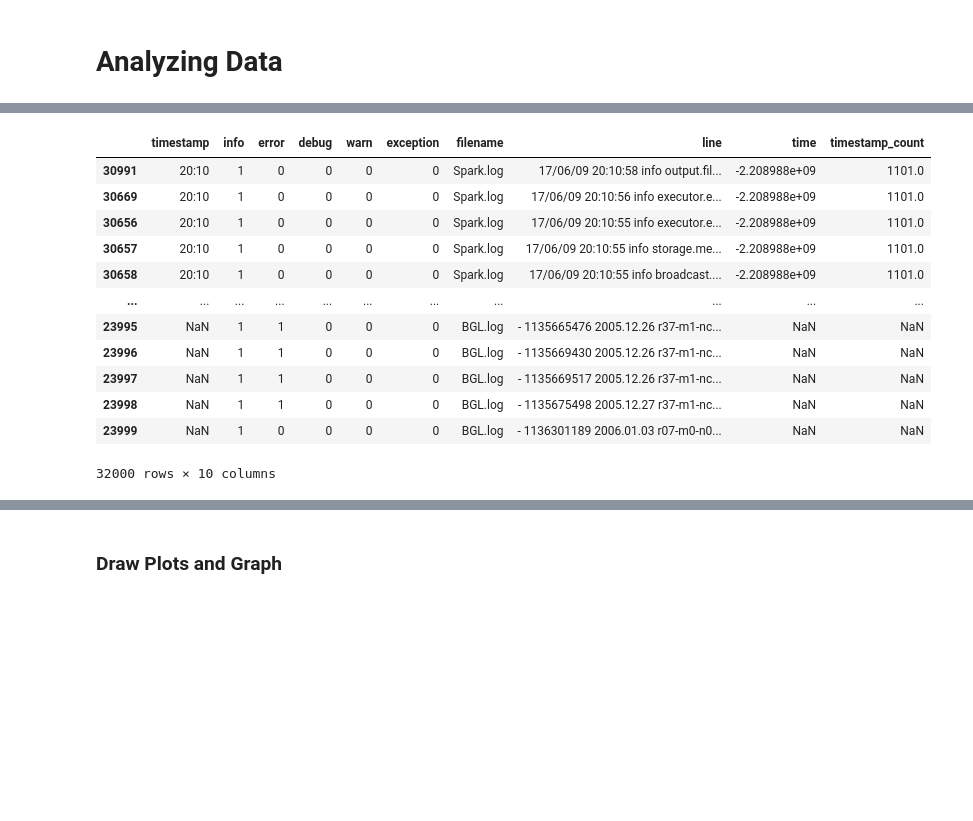
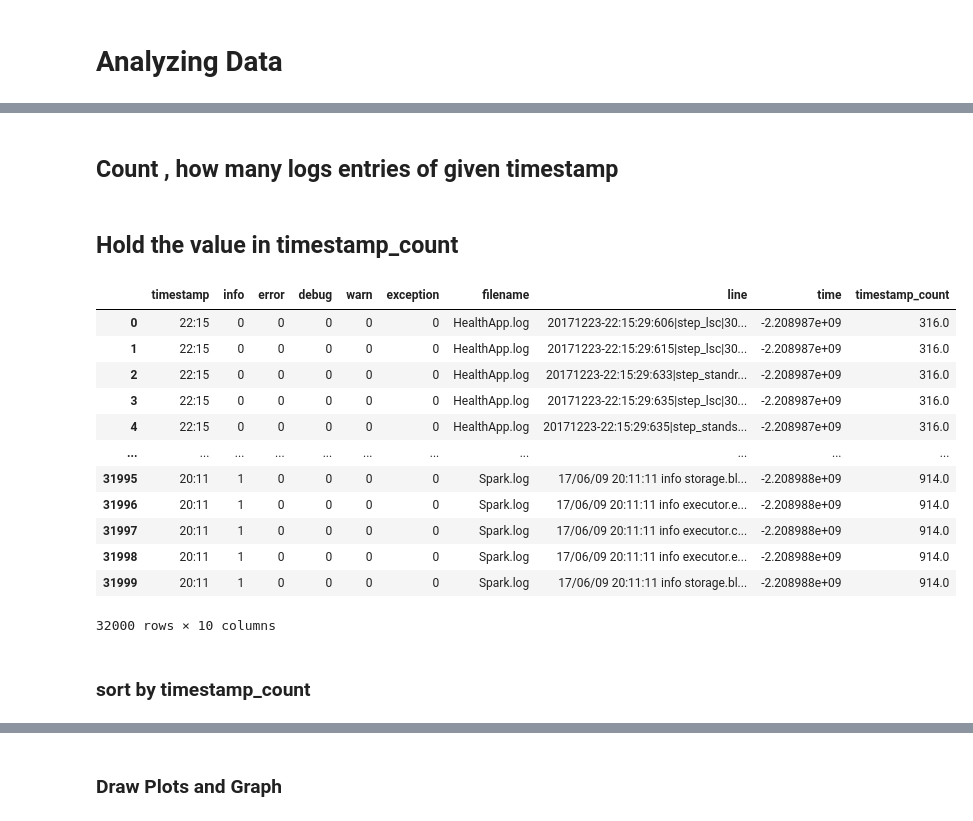
Before and after one commit to rvirjn/sddc_lcm, a Jupyter notebook: main.ipynb, the cells around one changed output, grey strips where cells are left out. Drawn from its saved outputs; the diff is of its cells as text; code cells hidden in the pictures; blank space fills up the shorter version.

```diff
--- a/main.ipynb
+++ b/main.ipynb
@@ -206,7 +206,7 @@ def finditer_line(line, regex):
         match_text = match.group()
     return match_text
 
-def value_counts_df(df, col):
+def count_cell_entries(df, col_name='', output_col_name=''):
     """
     Returns pd.value_counts() as a DataFrame
 
@@ -234,9 +234,9 @@ def value_counts_df(df, col):
     #df = pd.DataFrame(df[col].value_counts())
     #df.index.name = col
     #df.columns = ['count']
-    z = df[col].value_counts()
+    z = df[col_name].value_counts()
     z1 = z.to_dict() #converts to dictionary
-    df['timestamp_count'] = df[col].map(z1)
+    df[output_col_name] = df[col_name].map(z1)
     return df
 
 def date2int(df):
@@ -287,19 +318,25 @@ data/excel_data_1.xlsx
-# %%
-value_counts_df(df, 'timestamp')
-# %% [output]
-|  | timestamp | info | error | debug | warn | exception | filename | line | time | timestamp_count |
-| 30991 | 20:10 | 1 | 0 | 0 | 0 | 0 | Spark.log | 17/06/09 20:10:58 info output.fil... | -2.208988e+09 | 1101.0 |
-| 30669 | 20:10 | 1 | 0 | 0 | 0 | 0 | Spark.log | 17/06/09 20:10:56 info executor.e... | -2.208988e+09 | 1101.0 |
-| 30656 | 20:10 | 1 | 0 | 0 | 0 | 0 | Spark.log | 17/06/09 20:10:55 info executor.e... | -2.208988e+09 | 1101.0 |
-| 30657 | 20:10 | 1 | 0 | 0 | 0 | 0 | Spark.log | 17/06/09 20:10:55 info storage.me... | -2.208988e+09 | 1101.0 |
-| 30658 | 20:10 | 1 | 0 | 0 | 0 | 0 | Spark.log | 17/06/09 20:10:55 info broadcast.... | -2.208988e+09 | 1101.0 |
-| ... | ... | ... | ... | ... | ... | ... | ... | ... | ... | ... |
-| 23995 | NaN | 1 | 1 | 0 | 0 | 0 | BGL.log | - 1135665476 2005.12.26 r37-m1-nc... | NaN | NaN |
-| 23996 | NaN | 1 | 1 | 0 | 0 | 0 | BGL.log | - 1135669430 2005.12.26 r37-m1-nc... | NaN | NaN |
-| 23997 | NaN | 1 | 1 | 0 | 0 | 0 | BGL.log | - 1135669517 2005.12.26 r37-m1-nc... | NaN | NaN |
-| 23998 | NaN | 1 | 1 | 0 | 0 | 0 | BGL.log | - 1135675498 2005.12.27 r37-m1-nc... | NaN | NaN |
-| 23999 | NaN | 1 | 0 | 0 | 0 | 0 | BGL.log | - 1136301189 2006.01.03 r07-m0-n0... | NaN | NaN |
-32000 rows × 10 columns
+# %% [markdown]
+## Count , how many logs entries of given timestamp
+# %% [markdown]
+## Hold the value in timestamp_count
+# %%
+count_cell_entries(df, col_name='timestamp', output_col_name='timestamp_count')
+# %% [output]
+|  | timestamp | info | error | debug | warn | exception | filename | line | time | timestamp_count |
+| 0 | 22:15 | 0 | 0 | 0 | 0 | 0 | HealthApp.log | 20171223-22:15:29:606|step_lsc|30... | -2.208987e+09 | 316.0 |
+| 1 | 22:15 | 0 | 0 | 0 | 0 | 0 | HealthApp.log | 20171223-22:15:29:615|step_lsc|30... | -2.208987e+09 | 316.0 |
+| 2 | 22:15 | 0 | 0 | 0 | 0 | 0 | HealthApp.log | 20171223-22:15:29:633|step_standr... | -2.208987e+09 | 316.0 |
+| 3 | 22:15 | 0 | 0 | 0 | 0 | 0 | HealthApp.log | 20171223-22:15:29:635|step_lsc|30... | -2.208987e+09 | 316.0 |
+| 4 | 22:15 | 0 | 0 | 0 | 0 | 0 | HealthApp.log | 20171223-22:15:29:635|step_stands... | -2.208987e+09 | 316.0 |
+| ... | ... | ... | ... | ... | ... | ... | ... | ... | ... | ... |
+| 31995 | 20:11 | 1 | 0 | 0 | 0 | 0 | Spark.log | 17/06/09 20:11:11 info storage.bl... | -2.208988e+09 | 914.0 |
+| 31996 | 20:11 | 1 | 0 | 0 | 0 | 0 | Spark.log | 17/06/09 20:11:11 info executor.e... | -2.208988e+09 | 914.0 |
+| 31997 | 20:11 | 1 | 0 | 0 | 0 | 0 | Spark.log | 17/06/09 20:11:11 info executor.c... | -2.208988e+09 | 914.0 |
+| 31998 | 20:11 | 1 | 0 | 0 | 0 | 0 | Spark.log | 17/06/09 20:11:11 info executor.e... | -2.208988e+09 | 914.0 |
+| 31999 | 20:11 | 1 | 0 | 0 | 0 | 0 | Spark.log | 17/06/09 20:11:11 info storage.bl... | -2.208988e+09 | 914.0 |
+32000 rows × 10 columns
+# %% [markdown]
+### sort by timestamp_count
 # %%
 df = df.sort_values(by=['timestamp_count'], ascending=False)
 df
```
Also changed, not shown: parts of 7 cells of this notebook.
